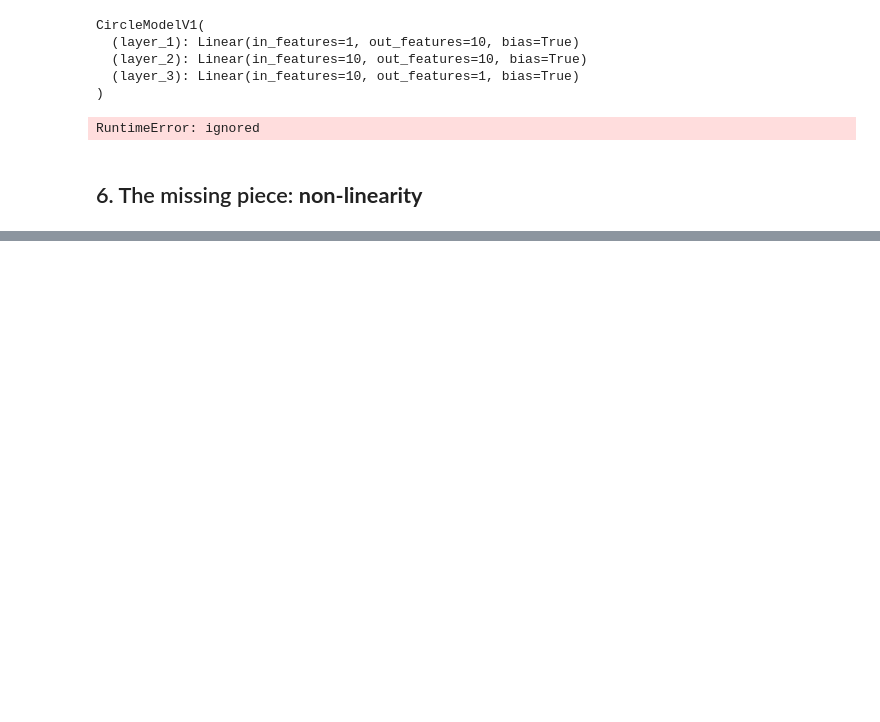
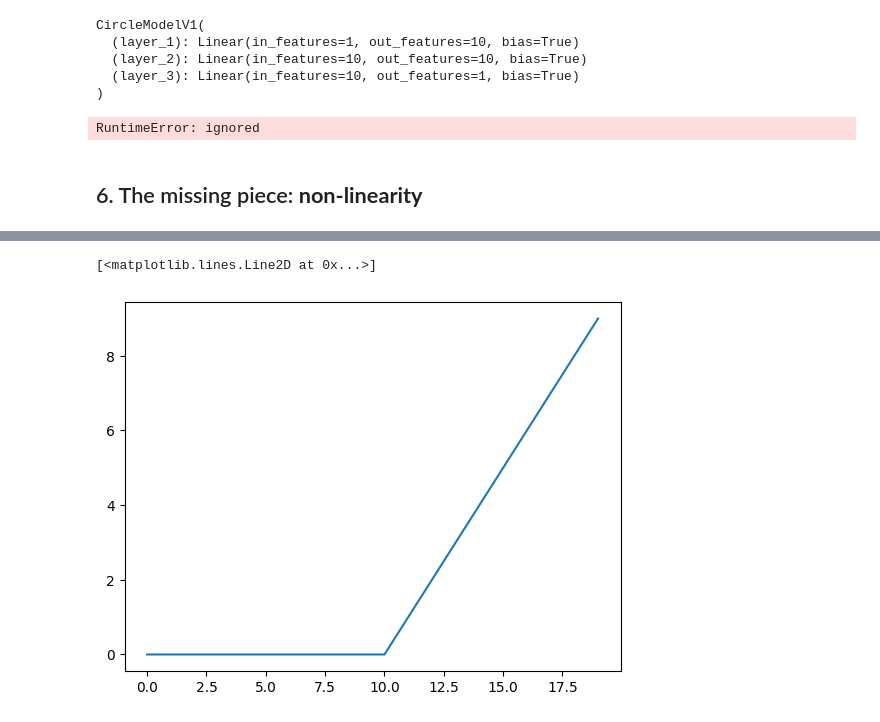
Before and after one commit to nmermigas/PyTorch, a Jupyter notebook: 02_pytorch_neural_network_classification.ipynb, the cells around one changed output, grey strips where cells are left out. Drawn from its saved outputs; the diff is of its cells as text; code cells hidden in the pictures; blank space fills up the shorter version.

```diff
--- a/02_pytorch_neural_network_classification.ipynb
+++ b/02_pytorch_neural_network_classification.ipynb
@@ -531,0 +681,6 @@ X_train[:5]
+# %%
+# Plot ReLU activation function
+plt.plot(relu(A))
+# %% [output]
+[<matplotlib.lines.Line2D at 0x...>]
+[figure, added]
```
Also changed, not shown: parts of 40 cells of this notebook.
